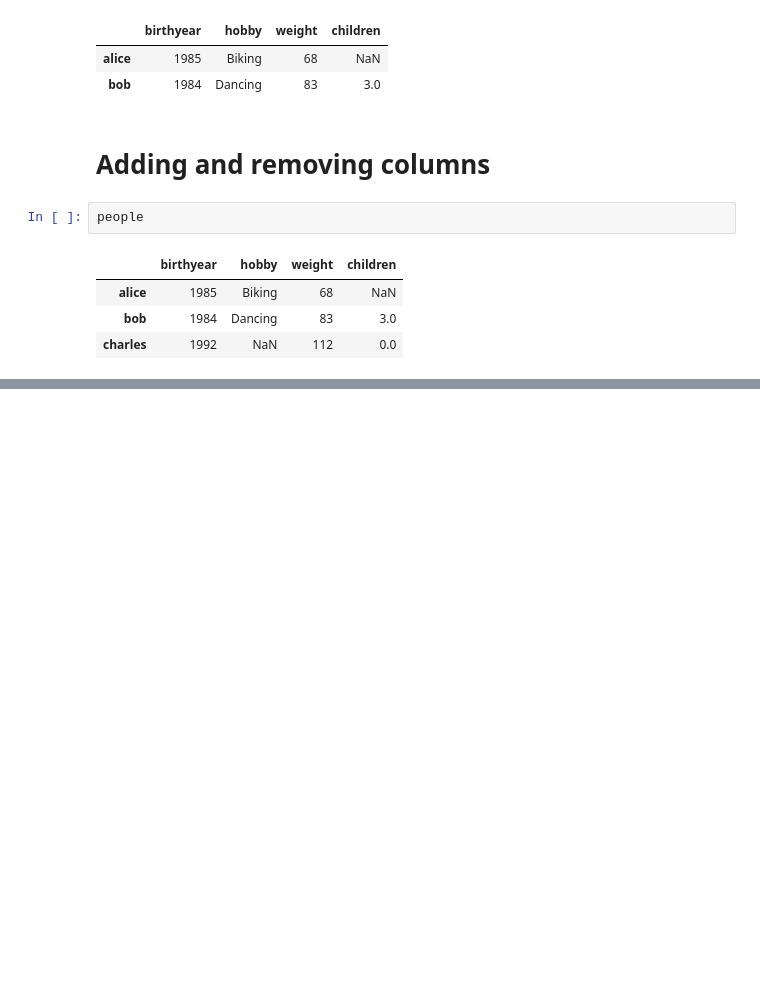
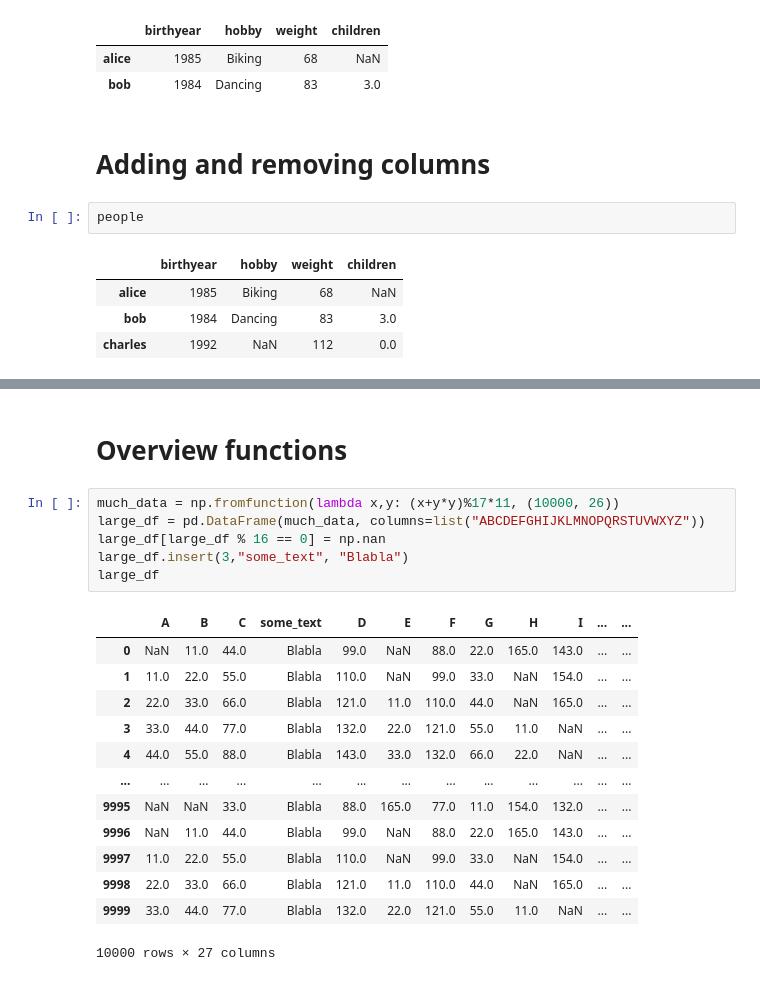
Before and after one commit to nswekosk/hands-on-machine-learning-practice, a Jupyter notebook: Pandas_Practice.ipynb, the cells around one changed output, grey strips where cells are left out. Saved outputs shown, nothing was run; the diff lists cells and outputs as text; blank space fills up the shorter version.

```diff
--- a/Pandas_Practice.ipynb
+++ b/Pandas_Practice.ipynb
@@ -844,0 +1283,22 @@ people
+# %% [markdown]
+# Overview functions
+# %%
+much_data = np.fromfunction(lambda x,y: (x+y*y)%17*11, (10000, 26))
+large_df = pd.DataFrame(much_data, columns=list("ABCDEFGHIJKLMNOPQRSTUVWXYZ"))
+large_df[large_df % 16 == 0] = np.nan
+large_df.insert(3,"some_text", "Blabla")
+large_df
+# %% [output]
+|  | A | B | C | some_text | D | E | F | G | H | I | ... | ... |
+| 0 | NaN | 11.0 | 44.0 | Blabla | 99.0 | NaN | 88.0 | 22.0 | 165.0 | 143.0 | ... | ... |
+| 1 | 11.0 | 22.0 | 55.0 | Blabla | 110.0 | NaN | 99.0 | 33.0 | NaN | 154.0 | ... | ... |
+| 2 | 22.0 | 33.0 | 66.0 | Blabla | 121.0 | 11.0 | 110.0 | 44.0 | NaN | 165.0 | ... | ... |
+| 3 | 33.0 | 44.0 | 77.0 | Blabla | 132.0 | 22.0 | 121.0 | 55.0 | 11.0 | NaN | ... | ... |
+| 4 | 44.0 | 55.0 | 88.0 | Blabla | 143.0 | 33.0 | 132.0 | 66.0 | 22.0 | NaN | ... | ... |
+| ... | ... | ... | ... | ... | ... | ... | ... | ... | ... | ... | ... | ... |
+| 9995 | NaN | NaN | 33.0 | Blabla | 88.0 | 165.0 | 77.0 | 11.0 | 154.0 | 132.0 | ... | ... |
+| 9996 | NaN | 11.0 | 44.0 | Blabla | 99.0 | NaN | 88.0 | 22.0 | 165.0 | 143.0 | ... | ... |
+| 9997 | 11.0 | 22.0 | 55.0 | Blabla | 110.0 | NaN | 99.0 | 33.0 | NaN | 154.0 | ... | ... |
+| 9998 | 22.0 | 33.0 | 66.0 | Blabla | 121.0 | 11.0 | 110.0 | 44.0 | NaN | 165.0 | ... | ... |
+| 9999 | 33.0 | 44.0 | 77.0 | Blabla | 132.0 | 22.0 | 121.0 | 55.0 | 11.0 | NaN | ... | ... |
+10000 rows × 27 columns
```
Also changed, not shown: parts of 63 cells of this notebook.
